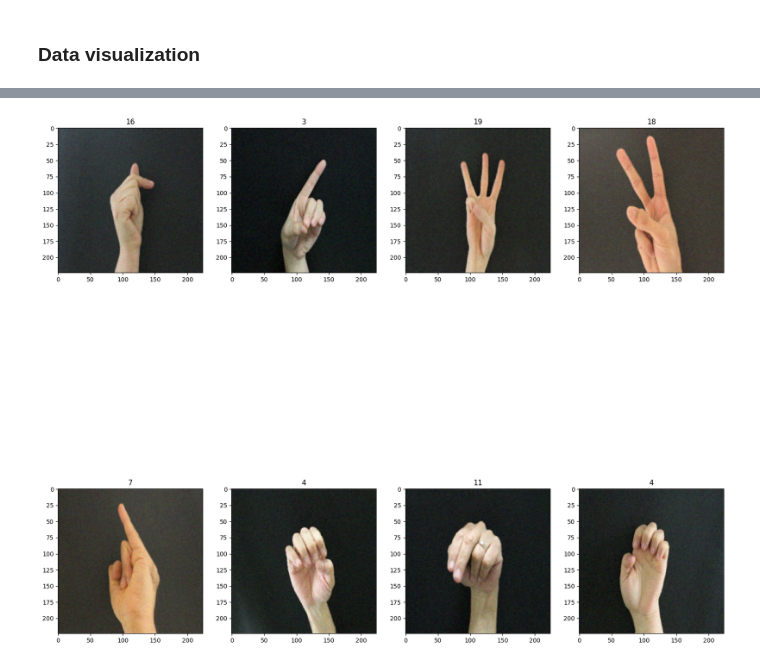
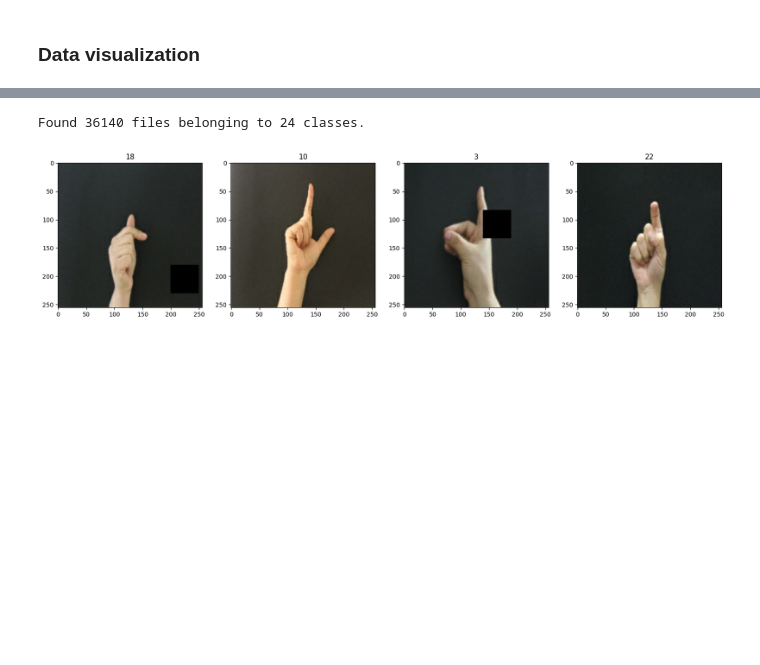
Before and after one commit to alfoCaiazza/LIS-Gesture-Translator, a Jupyter notebook: src/script/data_setput.ipynb, the cells around one changed output, grey strips where cells are left out. Saved outputs shown, nothing was run; the diff lists cells and outputs as text; code cells hidden in the pictures; blank space fills up the shorter version.

```diff
--- a/src/script/data_setput.ipynb
+++ b/src/script/data_setput.ipynb
@@ -97,9 +189,31 @@ batch = train.next()
+# %%
+new_data_dir = '../data/processed/augmented_plus_II'
+new_dataset = tf.keras.utils.image_dataset_from_directory(
+    new_data_dir,
+    image_size=(256, 256),
+    batch_size=32,
+    shuffle=True,
+    seed=123
+)
+
+# In order to iterare the element we must use the iterative method
+datas = new_dataset.as_numpy_iterator()
+# %% [output]
+Found 36140 files belonging to 24 classes.
+# %%
+batch = datas.next()
 # %%
-fig, ax = plt.subplots(ncols=4, nrows=2 ,figsize=(20,20))
+fig, ax = plt.subplots(ncols=4, figsize=(20, 20))
 ax = ax.flatten()
 
-for idx, img in enumerate(batch[0][:8]):
-    ax[idx].imshow(img)
+for idx, img in enumerate(batch[0][:4]):
+    if img.max() > 1.0:
+        img_display = img.astype(np.uint8)
+    else:
+        img_display = img
+    ax[idx].imshow(img_display)
     ax[idx].title.set_text(batch[1][idx])
+
+plt.show()
 # %% [output]
-[figure, old version]
+[figure, new version]
```
Also changed, not shown: parts of 9 cells of this notebook, 8 other files.
